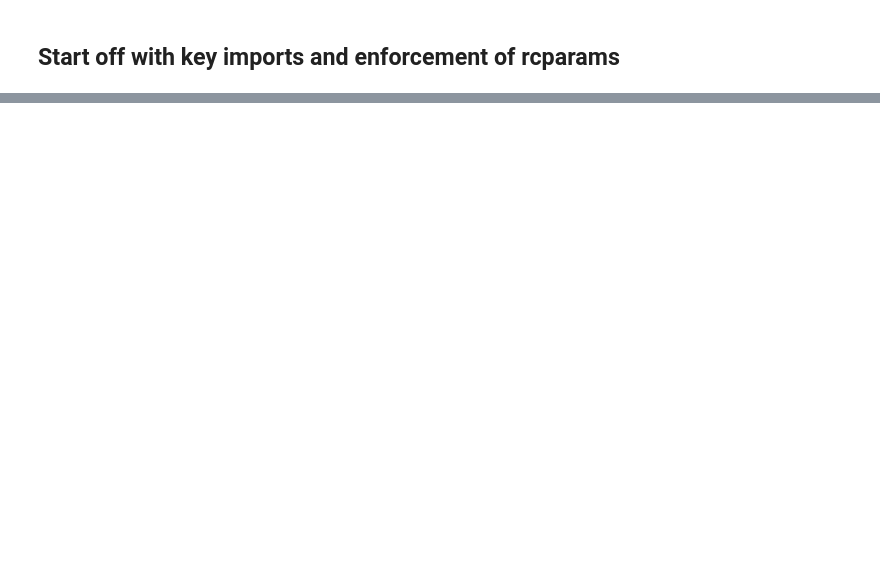
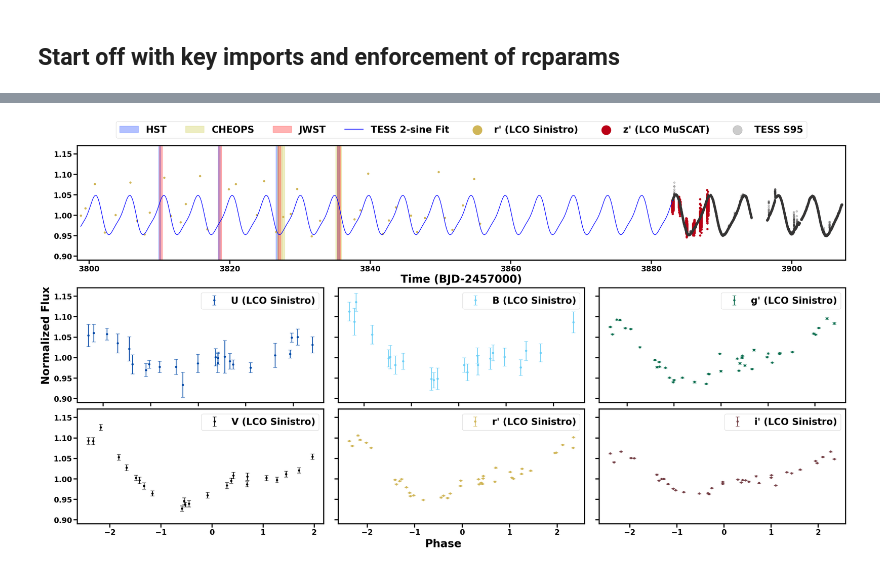
Before and after one commit to m-schochet/aumic_2025a, a Jupyter notebook: data_analysis/lco_photometry/lightcurve_fig.ipynb, the cells around one changed output, grey strips where cells are left out. Saved outputs shown, nothing was run; the diff lists cells and outputs as text; code cells hidden in the pictures; blank space fills up the shorter version.

```diff
--- a/data_analysis/lco_photometry/lightcurve_fig.ipynb
+++ b/data_analysis/lco_photometry/lightcurve_fig.ipynb
@@ -83,0 +154,73 @@ ax7.legend(fontsize=25, facecolor='w', labelcolor='k')
+# %%
+
+hst_days = [(2460809.7770374413, 2460810.10588031), (2460818.233912621, 2460818.5666751266), (2460826.4921415113, 2460826.8228429067),
+(2460835.2038892913, 2460835.5353429066)]
+
+cheops_days = [(2460827.4291018597, 2460827.738845379), (2460826.6806421145, 2460827.381607217),
+(2460834.964947009, 2460835.133426169), (2460835.1618256704, 2460835.817190319)]
+
+jwst_days = [(2460818.3330352814, 2460818.7497526538), (2460835.259565584, 2460835.676293359),
+(2460809.8923711404, 2460810.3091083206), (2460826.7961735446, 2460827.21288887)]
+
+tess = [(2460881, 2460907)]
+# %%
+fig = plt.figure(constrained_layout=True, figsize=(30, 16), facecolor='w')
+spec = gridspec.GridSpec(ncols=3, nrows=3, figure=fig)
+
+
+ax1 = fig.add_subplot(spec[0, :])
+ax2 = fig.add_subplot(spec[1, 0], sharey=ax1)
+ax5 = fig.add_subplot(spec[2, 0], sharey=ax1)
+
+ax3 = fig.add_subplot(spec[1, 1], sharey=ax1)
+ax4 = fig.add_subplot(spec[1, 2], sharey=ax1)
+ax6 = fig.add_subplot(spec[2, 1], sharey=ax1)
+ax7 = fig.add_subplot(spec[2, 2], sharey=ax1)
+
+
+# Plot MuSCAT z', Sinistro i', and TESS data along with the bands for HST, CHEOPS, and JWST
+for num, info in enumerate(zip([hst_days, cheops_days, jwst_days], ["#002FFF", "#C6C634", "#FF0000"], ['HST', 'CHEOPS', 'JWST'])):
+    day_range, color, label = info
+    for num, (start, end) in enumerate(day_range):
+        if num==0:
+            ax1.axvspan(start-2456999.915, end-2456999.915, color=color, alpha=0.3, label=label)
+        else:
+            ax1.axvspan(start-2456999.915, end-2456999.915, color=color, alpha=0.3)
+
+model_times = np.linspace(np.min(rp_binned.time.value), np.min(stella_lc_og.time.value), 20000)
+model = ax1.plot(model_times, model_sine2(model_times, *poptsin2), c='b', label='TESS 2-sine Fit')
+rp_binned.scatter(ax=ax1, s=100,  label='r\' (LCO Sinistro)', c="#D0B658")
+zslc.scatter(ax=ax1, s=100, label='z\' (LCO MuSCAT)', c="#BA0016")
+stella_lc_og.scatter(ax=ax1, s=100, c="#353434", label='TESS S95', alpha=0.25)
+
+[curve.errorbar(ax=axs, markersize=5, fmt='o', elinewidth=2, capsize=5,
+                label=label, c=color) for curve, axs, label, color in zip(
+                    [U_lc, B_lc, gp_lc, V_lc, rp_lc, ip_lc], [ax2, ax3, ax4, ax5, ax6, ax7],
+                    ['U (LCO Sinistro)', 'B (LCO Sinistro)', 'g\' (LCO Sinistro)', 'V (LCO Sinistro)', "r\' (LCO Sinistro)", "i\' (LCO Sinistro)"],
+                    ["#004BA8", "#6CCFF6", '#0B6E4F', "#000000", "#D0B658", '#764248'])]
+
+
+ax1.set_ylabel('')
+
+[ax.set_ylabel('') for ax in [ax1, ax2, ax3, ax4, ax5, ax6, ax7]]
+[ax.set_xlabel('') for ax in [ax2, ax3, ax4, ax5, ax6, ax7]]
+
+
+lgnd = ax1.legend(fontsize=25, facecolor='w', labelcolor='k', ncols=7, bbox_to_anchor=(0.5, 1.25), loc='upper center', markerscale=5)
+
+[ax.legend(fontsize=25, facecolor='w', labelcolor='k') for ax in [ax2, ax3, ax4, ax5, ax6, ax7]]
+
+ax1.set_xlim(np.min(rp_binned.time.value)-0.5, np.max(stella_lc_og.time.value)+0.5)
+
+for num, ax in enumerate(plt.gcf().axes):
+    if num==0:
+        continue
+    else:
+        ax.label_outer()
+
+fig.supylabel('Normalized Flux')
+fig.supxlabel('Phase')
+ax1.set_xlabel('Time (BJD-2457000)')
+fig.show()
+# %% [output]
+[figure, added]
```
Also changed, not shown: parts of 8 cells of this notebook, 10 other files.
